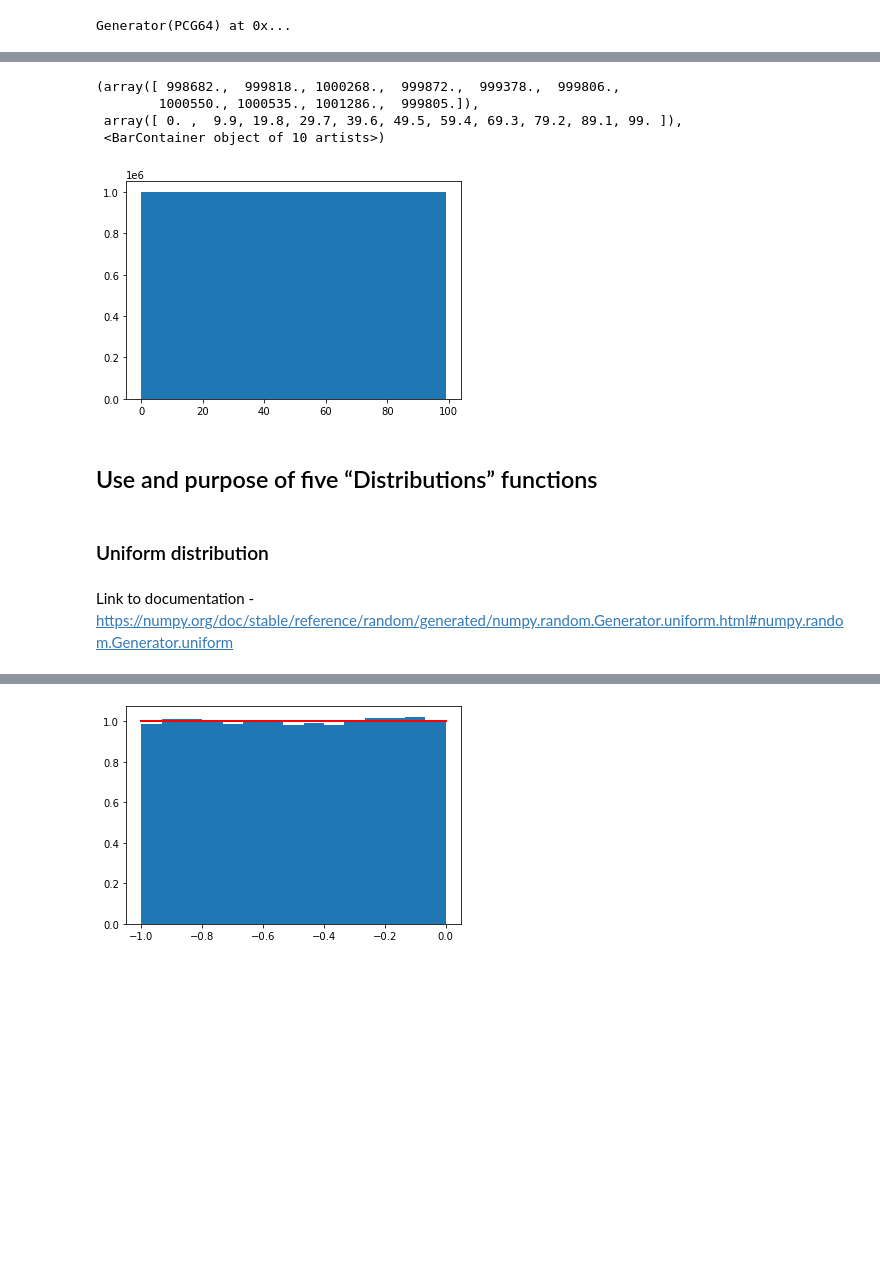
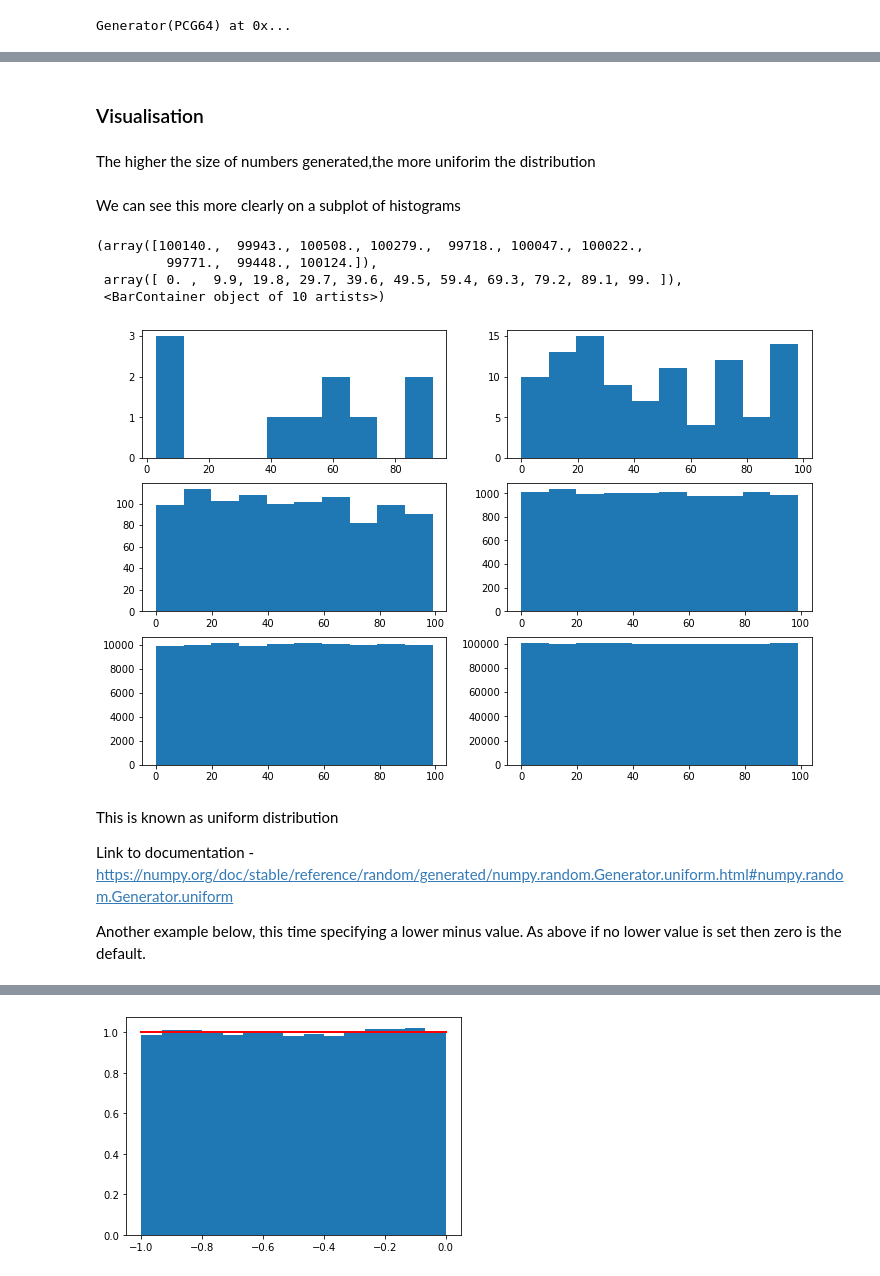
Before and after one commit to Caoimhinv/NumPy_Assignment, a Jupyter notebook: numpy.random.ipynb, the cells around one changed output, grey strips where cells are left out. Drawn from its saved outputs; the diff is of its cells as text; code cells hidden in the pictures; blank space fills up the shorter version.

Commit message:
some work on uniform distribution

```diff
--- a/numpy.random.ipynb
+++ b/numpy.random.ipynb
@@ -53,3 +54,6 @@ new stuff here - https://numpy.org/doc/stable/reference/random/index.html?highli
 import numpy as np
 import matplotlib.pyplot as plt
+# %%
+# Creating a default figure size
+plt.rcParams['figure.figsize']=[12,8]
 # %%
@@ -93,20 +109,39 @@ array([[[[3, 2],
+# %% [markdown]
+### Visualisation
+# %% [markdown]
+The higher the size of numbers generated,the more uniforim the distribution
 # %%
-# practice changing the size number - the higher the more uniform
-x = rng.integers(100, size = 10000000)
+# looking at the difference the 'size' makes
+x = rng.integers(100, size = 10)
+y = rng.integers(100, size = 100)
+z = rng.integers(100, size = 1000)
+a = rng.integers(100, size = 10000)
+b = rng.integers(100, size = 100000)
+c = rng.integers(100, size = 1000000)
+# %% [markdown]
+We can see this more clearly on a subplot of histograms
 # %%
-plt.hist(x)
+# plt.subplots(3,2) creates 3 rows and 2 columns of plots
+# axs[0,0] etc. specifies where this plot goes in the arrangement
+fig, axs = plt.subplots(3,2)
+axs[0,0].hist(x)
+axs[0,1].hist(y)
+axs[1,0].hist(z)
+axs[1,1].hist(a)
+axs[2,0].hist(b)
+axs[2,1].hist(c)
 # %% [output]
-(array([ 998682.,  999818., 1000268.,  999872.,  999378.,  999806.,
-        1000550., 1000535., 1001286.,  999805.]),
+(array([100140.,  99943., 100508., 100279.,  99718., 100047., 100022.,
+         99771.,  99448., 100124.]),
  array([ 0. ,  9.9, 19.8, 29.7, 39.6, 49.5, 59.4, 69.3, 79.2, 89.1, 99. ]),
  <BarContainer object of 10 artists>)
-[figure, old version]
+[figure, new version]
-# %% [markdown]
-## Use and purpose of five “Distributions” functions
 # %% [markdown]
-### Uniform distribution
+This is known as uniform distribution
+
+Link to documentation - https://numpy.org/doc/stable/reference/random/generated/numpy.random.Generator.uniform.html#numpy.random.Generator.uniform
+
+Another example below, this time specifying a lower minus value. As above if no lower value is set then zero is the default.
-# %% [markdown]
-Link to documentation - https://numpy.org/doc/stable/reference/random/generated/numpy.random.Generator.uniform.html#numpy.random.Generator.uniform
 # %%
 # range is -1 to 0, and we're getting 1000 numbers
 np.random.uniform(-1,0,1000)
```
Also changed, not shown: parts of 12 cells of this notebook.
